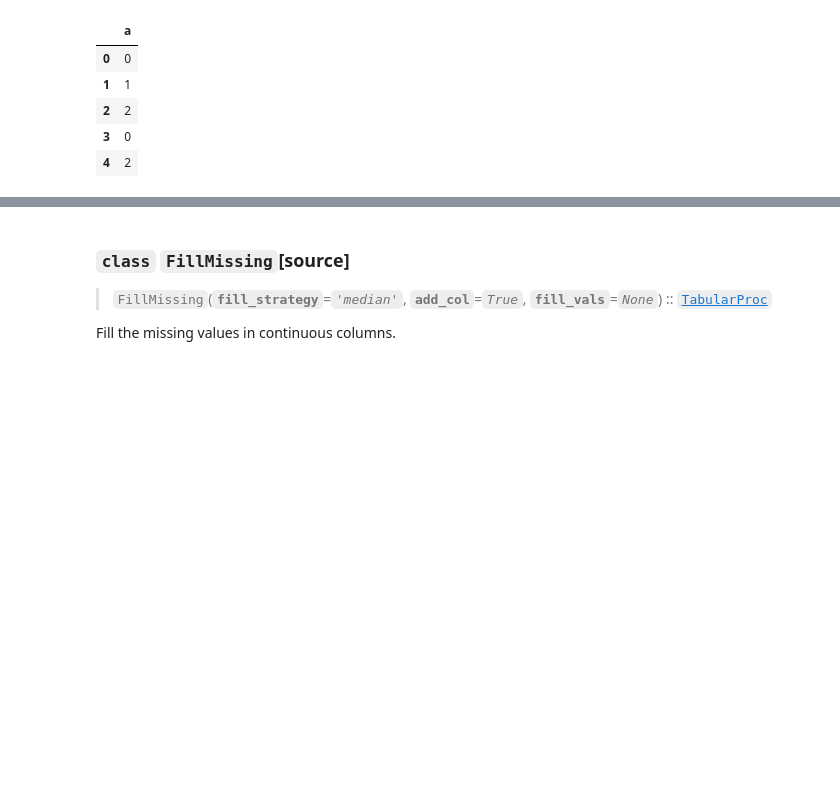
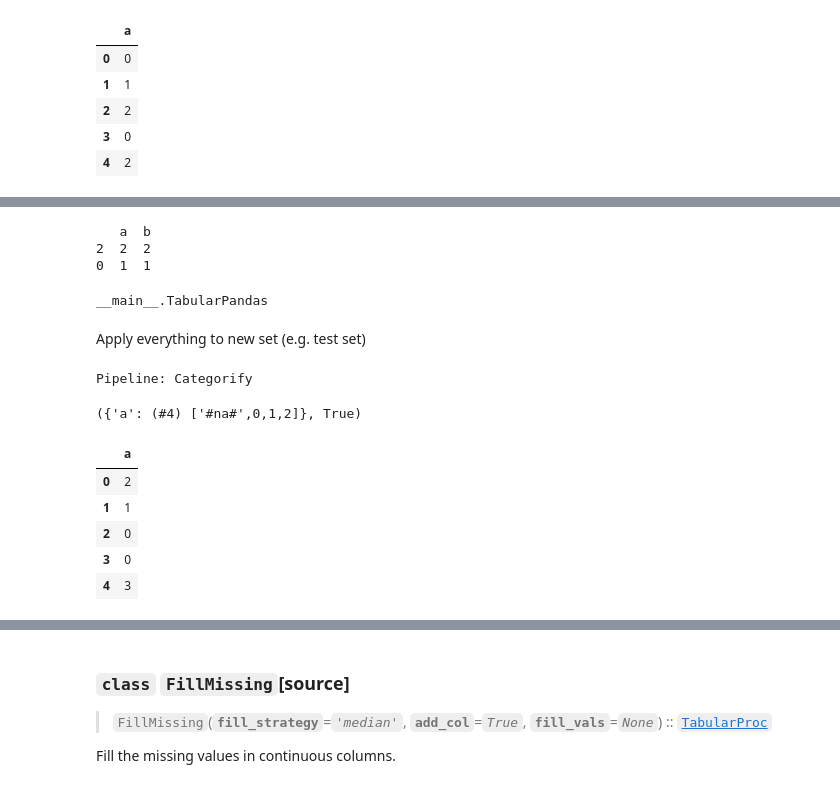
Before and after one commit to anhquan0412/fastai2, a Jupyter notebook: quan-nbs/7_40_tabular.core.ipynb, the cells around one changed output, grey strips where cells are left out. Drawn from its saved outputs; the diff is of its cells as text; code cells hidden in the pictures; blank space fills up the shorter version.

```diff
--- a/quan-nbs/7_40_tabular.core.ipynb
+++ b/quan-nbs/7_40_tabular.core.ipynb
@@ -436,0 +488,12 @@ to.show() # show will decode back
+# %%
+to_temp.iloc[[1,0],['b','a']] # note that 1 here is second row, not the index of dataframe
+# %% [output]
+   a  b
+2  2  2
+0  1  1
+# %%
+type(to_temp.iloc[[1,0],['b','a']]) # return new tabular obj, not df
+# %% [output]
+__main__.TabularPandas
+# %% [markdown]
+Apply everything to new set (e.g. test set)
@@ -436,0 +505,18 @@ to.show() # show will decode back
+# %%
+to1.procs
+# %% [output]
+Pipeline: Categorify
+# %%
+to1.procs.categorify.classes,hex(id(to1.procs.categorify)) == hex(id(to.procs.categorify))
+# same addr for to and to1 Categorify proc
+# %% [output]
+({'a': (#4) ['#na#',0,1,2]}, True)
+# %%
+to1.items
+# %% [output]
+|  | a |
+| 0 | 2 |
+| 1 | 1 |
+| 2 | 0 |
+| 3 | 0 |
+| 4 | 3 |
```
Also changed, not shown: parts of 24 cells of this notebook, 3 other files.
